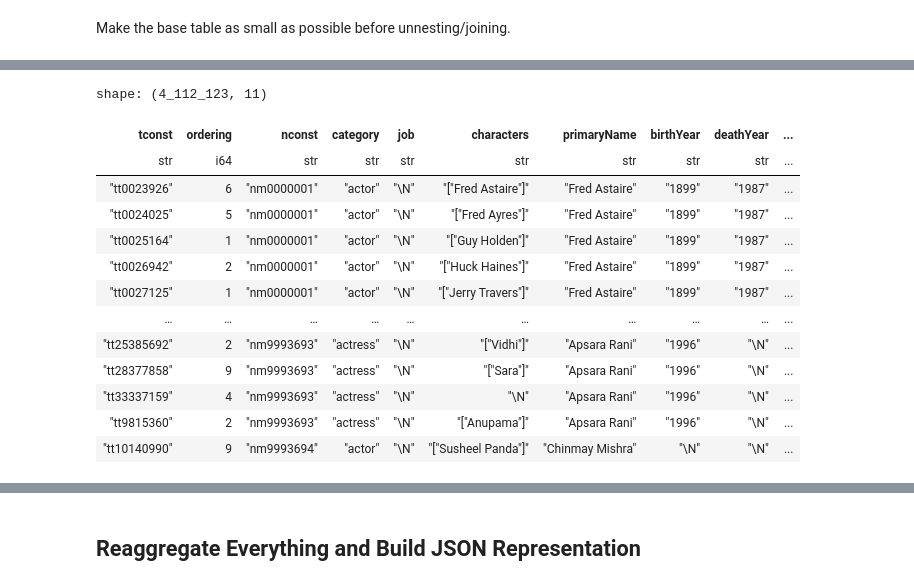
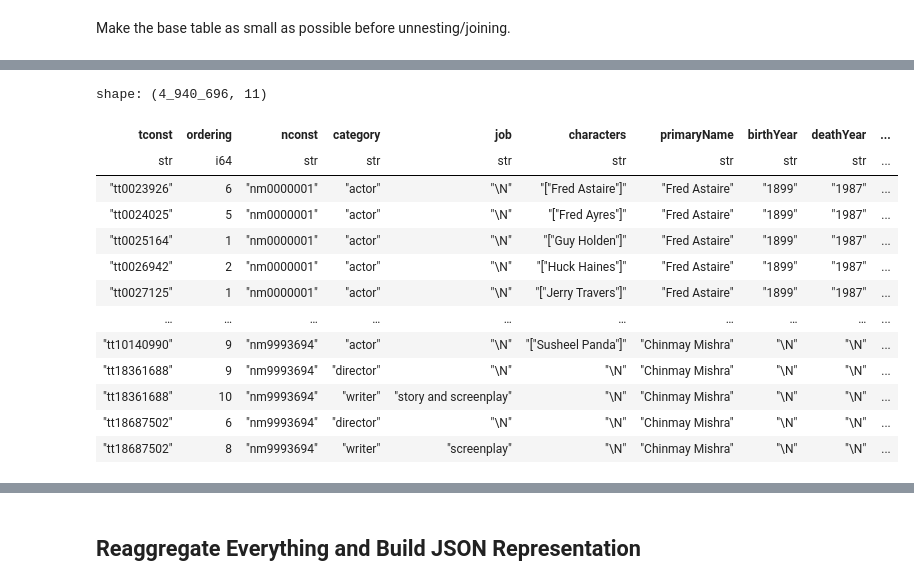
Before and after one commit to minimaxir/imdb-embeddings, a Jupyter notebook: imdb_polars_etl_test.ipynb, the cells around one changed output, grey strips where cells are left out. Cells and saved outputs as stored; diff of their text form; code cells hidden in the pictures.

```diff
--- a/imdb_polars_etl_test.ipynb
+++ b/imdb_polars_etl_test.ipynb
@@ -43,5 +43,5 @@ df_titles["titleType"].unique().to_list()
 # %%
-df_titles = df_titles.filter(pl.col("titleType") == "movie")
+df_titles = df_titles.filter(pl.col("titleType").is_in(["movie", "tvMovie"]))
 df_titles
 # %% [output]
 shape: (691_896, 9)
@@ -111,37 +111,37 @@ df_principals = pl.read_csv(
     os.path.join(data_dir, "title.principals.tsv.gz"),
     separator="\t",
     ignore_errors=True,
 )
 
 # df_principals = df_principals.join(df_denorm, on="tconst").filter(pl.col("nconst").is_not_null())
 df_principals = (
     df_principals.filter(
         pl.col("tconst").is_in(valid_tconst),
-        ~pl.col("category").is_in(["writer", "director"]),
+        # ~pl.col("category").is_in(["writer", "director"]),
     )  # handling writer and director later
 )
 
 df_names = pl.read_csv(
     os.path.join(data_dir, "name.basics.tsv.gz"),
     separator="\t",
     ignore_errors=True,
 )
 
 df_principals = df_principals.join(df_names, on="nconst")
 
 df_principals
 # %% [output]
-shape: (4_112_123, 11)
+shape: (4_940_696, 11)
 | tconst | ordering | nconst | category | job | characters | primaryName | birthYear | deathYear | ... |
 | str | i64 | str | str | str | str | str | str | str | ... |
 | "tt0023926" | 6 | "nm0000001" | "actor" | "\N" | "["Fred Astaire"]" | "Fred Astaire" | "1899" | "1987" | ... |
 | "tt0024025" | 5 | "nm0000001" | "actor" | "\N" | "["Fred Ayres"]" | "Fred Astaire" | "1899" | "1987" | ... |
 | "tt0025164" | 1 | "nm0000001" | "actor" | "\N" | "["Guy Holden"]" | "Fred Astaire" | "1899" | "1987" | ... |
 | "tt0026942" | 2 | "nm0000001" | "actor" | "\N" | "["Huck Haines"]" | "Fred Astaire" | "1899" | "1987" | ... |
 | "tt0027125" | 1 | "nm0000001" | "actor" | "\N" | "["Jerry Travers"]" | "Fred Astaire" | "1899" | "1987" | ... |
 | … | … | … | … | … | … | … | … | … | ... |
-| "tt25385692" | 2 | "nm9993693" | "actress" | "\N" | "["Vidhi"]" | "Apsara Rani" | "1996" | "\N" | ... |
-| "tt28377858" | 9 | "nm9993693" | "actress" | "\N" | "["Sara"]" | "Apsara Rani" | "1996" | "\N" | ... |
-| "tt33337159" | 4 | "nm9993693" | "actress" | "\N" | "\N" | "Apsara Rani" | "1996" | "\N" | ... |
-| "tt9815360" | 2 | "nm9993693" | "actress" | "\N" | "["Anupama"]" | "Apsara Rani" | "1996" | "\N" | ... |
 | "tt10140990" | 9 | "nm9993694" | "actor" | "\N" | "["Susheel Panda"]" | "Chinmay Mishra" | "\N" | "\N" | ... |
+| "tt18361688" | 9 | "nm9993694" | "director" | "\N" | "\N" | "Chinmay Mishra" | "\N" | "\N" | ... |
+| "tt18361688" | 10 | "nm9993694" | "writer" | "story and screenplay" | "\N" | "Chinmay Mishra" | "\N" | "\N" | ... |
+| "tt18687502" | 6 | "nm9993694" | "director" | "\N" | "\N" | "Chinmay Mishra" | "\N" | "\N" | ... |
+| "tt18687502" | 8 | "nm9993694" | "writer" | "screenplay" | "\N" | "Chinmay Mishra" | "\N" | "\N" | ... |
```
Also changed, not shown: parts of 13 cells of this notebook.
